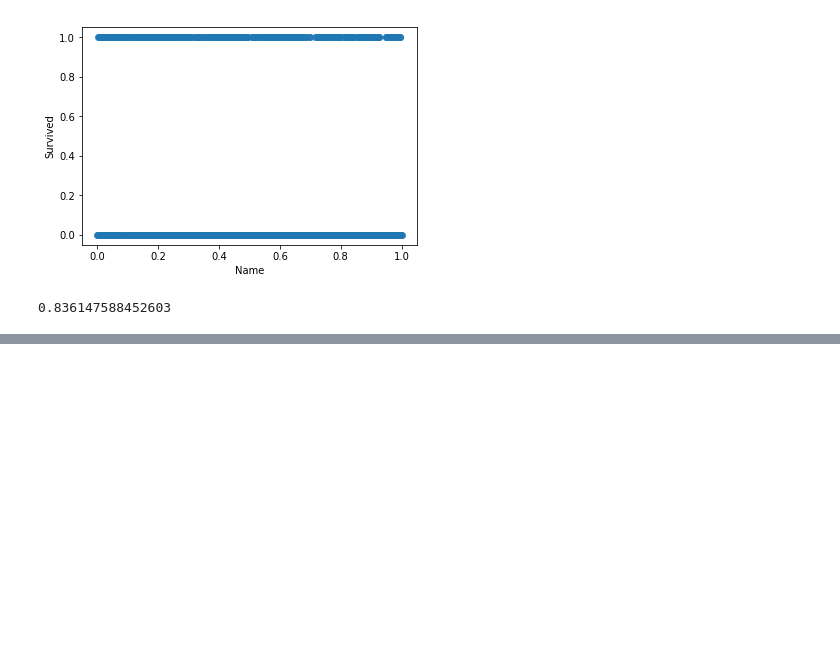
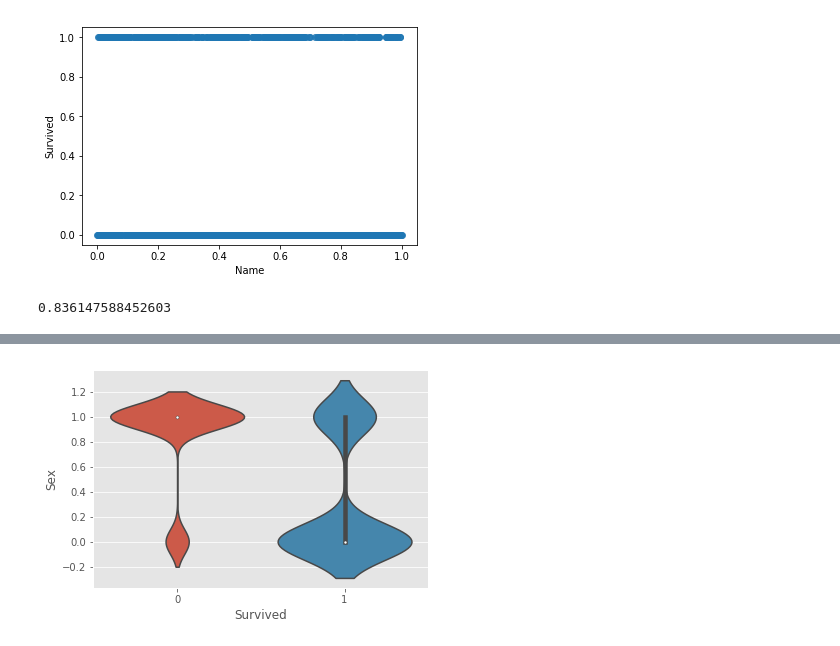
Before and after one commit to Noraaxx/2nd-ML100Days, a Jupyter notebook: homework/Day_029_HW.ipynb, the cells around one changed output, grey strips where cells are left out. Cells and saved outputs as stored; diff of their text form; code cells hidden in the pictures; blank space fills up the shorter version.

```diff
--- a/homework/Day_029_HW.ipynb
+++ b/homework/Day_029_HW.ipynb
@@ -125,0 +130,7 @@ cross_val_score(estimator, train_X, train_Y, cv=5).mean()
+# %%
+# 隨機森林擬合後, 將結果依照重要性由高到低排序
+estimator = RandomForestClassifier()
+estimator.fit(df.values, train_Y)
+feats = pd.Series(data=estimator.feature_importances_, index=df.columns)
+feats = feats.sort_values(ascending=False)
+feats
@@ -125,0 +176,10 @@ cross_val_score(estimator, train_X, train_Y, cv=5).mean()
+# %%
+# 觀察重要特徵與目標的分布 : 這個順序可能因為 sklearn 的版本不同有不同的結果, 請特別注意
+# 第一名 : Sex
+import seaborn as sns
+import matplotlib.pyplot as plt
+plt.style.use('ggplot')
+sns.violinplot(x=train_Y, y=df['Sex'], fit_reg=False, scale="width")
+plt.show()
+# %% [output]
+[figure, added]
```
Also changed, not shown: parts of 10 cells of this notebook.
